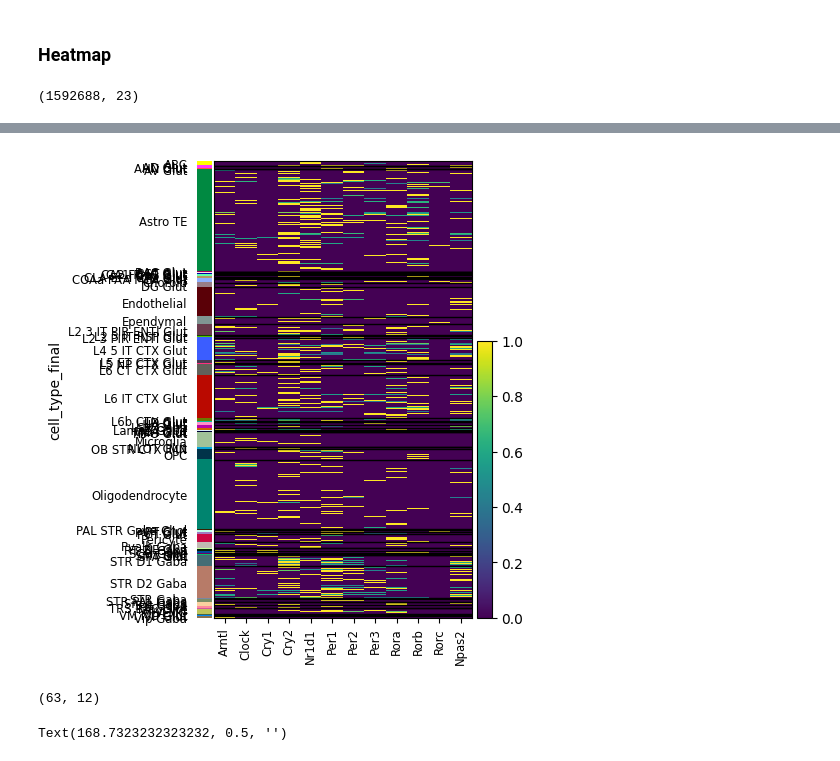
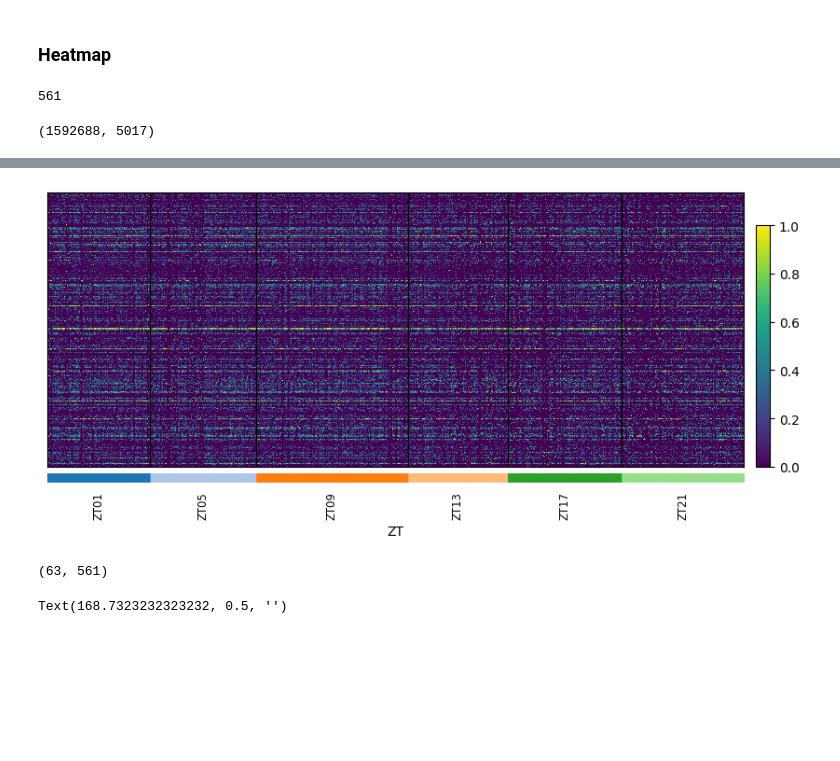
Before and after one commit to Carboneinerte/Pynda_ssc, a Jupyter notebook: v10C_Xenium_DataViz_Analysis.ipynb, the cells around one changed output, grey strips where cells are left out. Drawn from its saved outputs; the diff is of its cells as text; code cells hidden in the pictures; blank space fills up the shorter version.

```diff
--- a/v10C_Xenium_DataViz_Analysis.ipynb
+++ b/v10C_Xenium_DataViz_Analysis.ipynb
@@ -640,10 +640,10 @@ sc.pl.violin(adata, marker_genes, groupby='Genotype', order = ['WT','APP'],
 from module.misc import genes_list
 
 clock_genes = genes_list('clock')
-# clock_genes_enriched = clock_genes
-# clock_genes_enriched.extend(['cell_id', 'cell_type_final','run','sample'])
+marker_genes = genes_list('panel_5k')
 
-adata_sub = adata[:, adata.var_names.isin(clock_genes)].copy()
+# adata_sub = adata[:, adata.var_names.isin(clock_genes)].copy()
+adata_sub = adata[:, adata.var_names.isin(marker_genes)].copy()
 
 df = pd.DataFrame(data=adata_sub.X.toarray(), index=adata_sub.obs_names, columns=adata_sub.var_names)
 # %%
@@ -651,6 +651,12 @@ df = pd.DataFrame(data=adata_sub.X.toarray(), index=adata_sub.obs_names, columns
 # import scanpy as sc
 
 # df = pd.read_parquet('D:\\Jupyter_notebook\Xenium_jupyter_notebook\csv/circa-SD/circa-SD_norm_combined.parquet', columns = clock_genes)
+# %%
+list_genes_SCH = pd.read_excel('../R/Results/2025-07-21_SD1_celltype/Summary/2025-07-21_SD1_cyc_siggene_analysis.xlsx', sheet_name='SCH Gaba')
+list_genes_SCH = list_genes_SCH['CycID']
+len(list_genes_SCH)
+# %% [output]
+561
 # %%
 from module.xenium_preprocessing import add_annotations
 
@@ -658,8 +664,8 @@ df = add_annotations(adata_sub, df)
 # %%
 df.shape
 # %% [output]
-(1592688, 23)
+(1592688, 5017)
 # %%
-sc.pl.heatmap(adata_sub, var_names = clock_genes, groupby='cell_type_final',
-               standard_scale='obs')
+sc.pl.heatmap(adata_sub[adata_sub.obs['region_automap_name']=="SCH"], var_names = clock_genes, groupby=["ZT"],
+               standard_scale='obs', dendrogram=False, swap_axes=True)
 # %% [output]
@@ -666,9 +673,9 @@ sc.pl.heatmap(adata_sub, var_names = clock_genes, groupby='cell_type_final',
-[figure, old version]
+[figure, new version]
 # %%
 grouped = df.groupby(["cell_type_final"])[clock_genes].mean()
 grouped.shape
 # %% [output]
-(63, 12)
+(63, 561)
 # %%
 order_list = [
     "Oligodendrocyte","Microglia","Endothelial","SMC","Pericyte","VLMC","ABC","Choroid","Ependymal","Tanycyte","OB STR CTX IMN","OPC","Astro TE",
```
Also changed, not shown: parts of 7 cells of this notebook, 1 other file.
